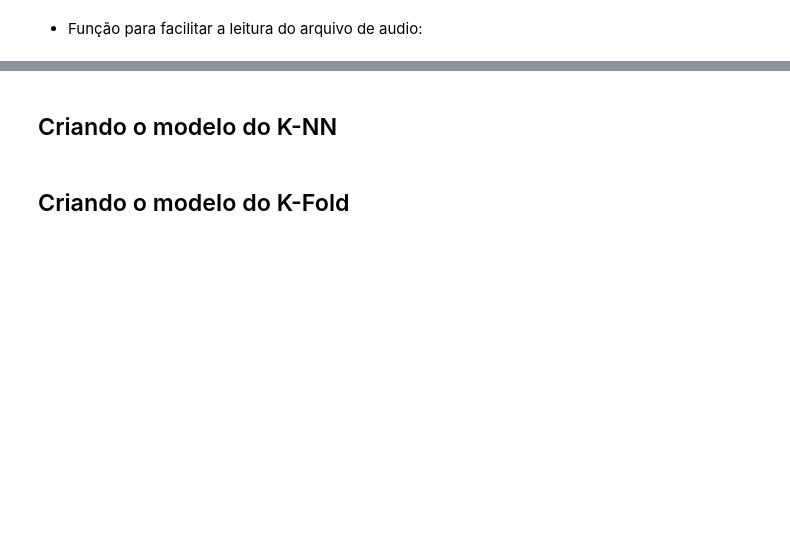
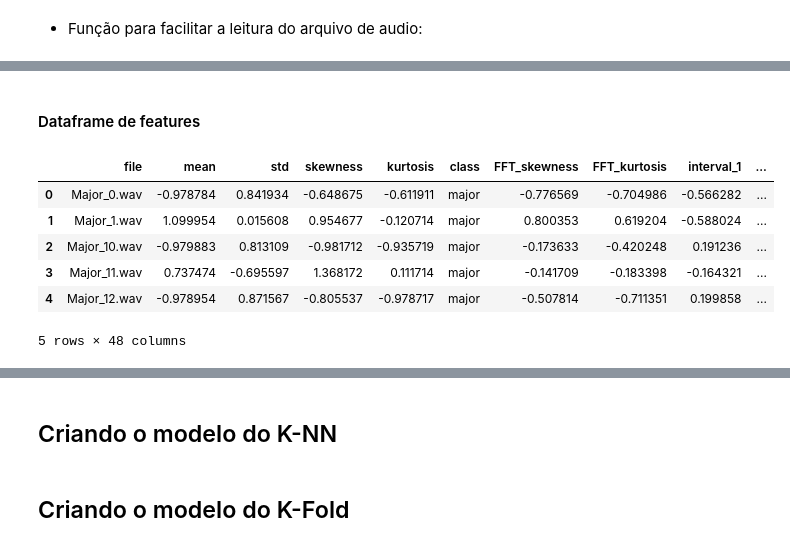
Before and after one commit to RyamLael/T-picos-em-telecomunica-es---Reconhecimento-de-padr-es, a Jupyter notebook: Trabalho 02/trabalho02.ipynb, the cells around one changed output, grey strips where cells are left out. Saved outputs shown, nothing was run; the diff lists cells and outputs as text; code cells hidden in the pictures; blank space fills up the shorter version.

```diff
--- a/Trabalho 02/trabalho02.ipynb
+++ b/Trabalho 02/trabalho02.ipynb
@@ -75,0 +98,14 @@ $\frac{F_t}{denominador}$
+# %% [markdown]
+#### Dataframe de features
+# %%
+features_df = pd.merge(chords_attributes, chords_MFCCs, on=['file', 'class'])
+
+features_df.head()
+# %% [output]
+|  | file | mean | std | skewness | kurtosis | class | FFT_skewness | FFT_kurtosis | interval_1 | ... |
+| 0 | Major_0.wav | -0.978784 | 0.841934 | -0.648675 | -0.611911 | major | -0.776569 | -0.704986 | -0.566282 | ... |
+| 1 | Major_1.wav | 1.099954 | 0.015608 | 0.954677 | -0.120714 | major | 0.800353 | 0.619204 | -0.588024 | ... |
+| 2 | Major_10.wav | -0.979883 | 0.813109 | -0.981712 | -0.935719 | major | -0.173633 | -0.420248 | 0.191236 | ... |
+| 3 | Major_11.wav | 0.737474 | -0.695597 | 1.368172 | 0.111714 | major | -0.141709 | -0.183398 | -0.164321 | ... |
+| 4 | Major_12.wav | -0.978954 | 0.871567 | -0.805537 | -0.978717 | major | -0.507814 | -0.711351 | 0.199858 | ... |
+5 rows × 48 columns
```
Also changed, not shown: parts of 21 cells of this notebook, 2 other files.
